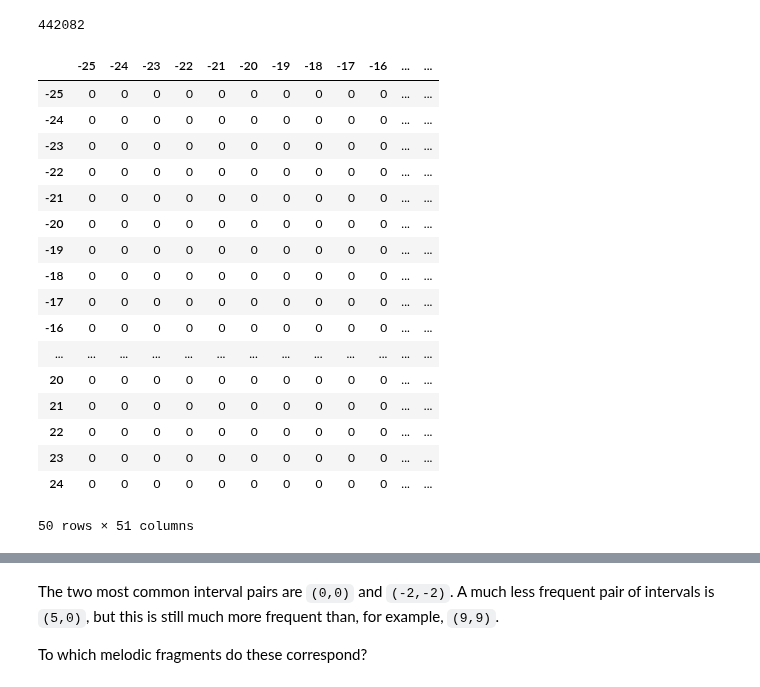
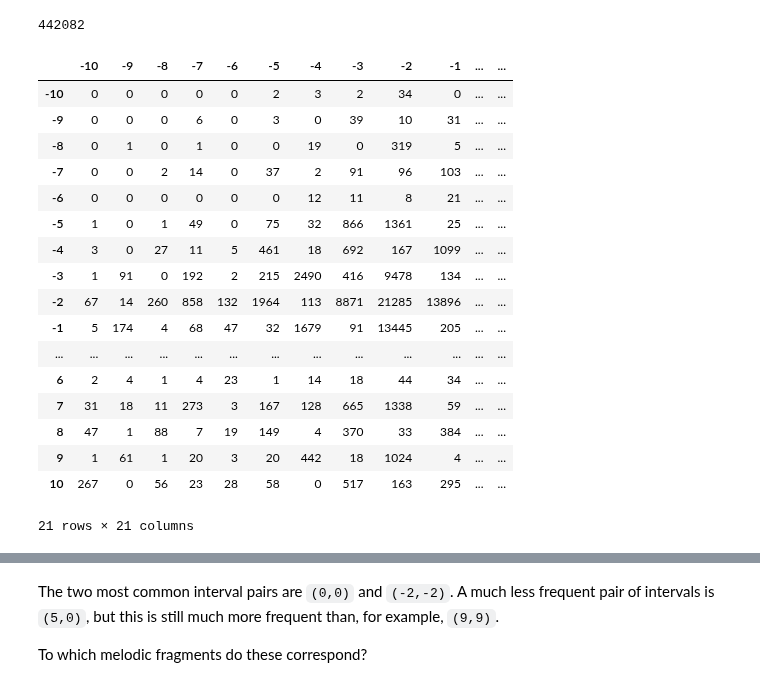
Before and after one commit to fabianmoss/intro-corpusmus, a Jupyter notebook: docs/source/03_melody_I.ipynb, the cells around one changed output, grey strips where cells are left out. Saved outputs shown, nothing was run; the diff lists cells and outputs as text; code cells hidden in the pictures.

```diff
--- a/docs/source/03_melody_I.ipynb
+++ b/docs/source/03_melody_I.ipynb
@@ -454,27 +442,27 @@ for i, g in big_df.groupby("Song ID"):
 
     for i1, i2 in zip(intervals, intervals[1:]):
         ints_df.loc[i1,i2] += 1
-# %%
-ints_df
-# %% [output]
-|  | -25 | -24 | -23 | -22 | -21 | -20 | -19 | -18 | -17 | -16 | ... | ... |
-| -25 | 0 | 0 | 0 | 0 | 0 | 0 | 0 | 0 | 0 | 0 | ... | ... |
-| -24 | 0 | 0 | 0 | 0 | 0 | 0 | 0 | 0 | 0 | 0 | ... | ... |
-| -23 | 0 | 0 | 0 | 0 | 0 | 0 | 0 | 0 | 0 | 0 | ... | ... |
-| -22 | 0 | 0 | 0 | 0 | 0 | 0 | 0 | 0 | 0 | 0 | ... | ... |
-| -21 | 0 | 0 | 0 | 0 | 0 | 0 | 0 | 0 | 0 | 0 | ... | ... |
-| -20 | 0 | 0 | 0 | 0 | 0 | 0 | 0 | 0 | 0 | 0 | ... | ... |
-| -19 | 0 | 0 | 0 | 0 | 0 | 0 | 0 | 0 | 0 | 0 | ... | ... |
-| -18 | 0 | 0 | 0 | 0 | 0 | 0 | 0 | 0 | 0 | 0 | ... | ... |
-| -17 | 0 | 0 | 0 | 0 | 0 | 0 | 0 | 0 | 0 | 0 | ... | ... |
-| -16 | 0 | 0 | 0 | 0 | 0 | 0 | 0 | 0 | 0 | 0 | ... | ... |
-| ... | ... | ... | ... | ... | ... | ... | ... | ... | ... | ... | ... | ... |
-| 20 | 0 | 0 | 0 | 0 | 0 | 0 | 0 | 0 | 0 | 0 | ... | ... |
-| 21 | 0 | 0 | 0 | 0 | 0 | 0 | 0 | 0 | 0 | 0 | ... | ... |
-| 22 | 0 | 0 | 0 | 0 | 0 | 0 | 0 | 0 | 0 | 0 | ... | ... |
-| 23 | 0 | 0 | 0 | 0 | 0 | 0 | 0 | 0 | 0 | 0 | ... | ... |
-| 24 | 0 | 0 | 0 | 0 | 0 | 0 | 0 | 0 | 0 | 0 | ... | ... |
-50 rows × 51 columns
+# %%
+ints_df.loc[-10:10, -10:10]
+# %% [output]
+|  | -10 | -9 | -8 | -7 | -6 | -5 | -4 | -3 | -2 | -1 | ... | ... |
+| -10 | 0 | 0 | 0 | 0 | 0 | 2 | 3 | 2 | 34 | 0 | ... | ... |
+| -9 | 0 | 0 | 0 | 6 | 0 | 3 | 0 | 39 | 10 | 31 | ... | ... |
+| -8 | 0 | 1 | 0 | 1 | 0 | 0 | 19 | 0 | 319 | 5 | ... | ... |
+| -7 | 0 | 0 | 2 | 14 | 0 | 37 | 2 | 91 | 96 | 103 | ... | ... |
+| -6 | 0 | 0 | 0 | 0 | 0 | 0 | 12 | 11 | 8 | 21 | ... | ... |
+| -5 | 1 | 0 | 1 | 49 | 0 | 75 | 32 | 866 | 1361 | 25 | ... | ... |
+| -4 | 3 | 0 | 27 | 11 | 5 | 461 | 18 | 692 | 167 | 1099 | ... | ... |
+| -3 | 1 | 91 | 0 | 192 | 2 | 215 | 2490 | 416 | 9478 | 134 | ... | ... |
+| -2 | 67 | 14 | 260 | 858 | 132 | 1964 | 113 | 8871 | 21285 | 13896 | ... | ... |
+| -1 | 5 | 174 | 4 | 68 | 47 | 32 | 1679 | 91 | 13445 | 205 | ... | ... |
+| ... | ... | ... | ... | ... | ... | ... | ... | ... | ... | ... | ... | ... |
+| 6 | 2 | 4 | 1 | 4 | 23 | 1 | 14 | 18 | 44 | 34 | ... | ... |
+| 7 | 31 | 18 | 11 | 273 | 3 | 167 | 128 | 665 | 1338 | 59 | ... | ... |
+| 8 | 47 | 1 | 88 | 7 | 19 | 149 | 4 | 370 | 33 | 384 | ... | ... |
+| 9 | 1 | 61 | 1 | 20 | 3 | 20 | 442 | 18 | 1024 | 4 | ... | ... |
+| 10 | 267 | 0 | 56 | 23 | 28 | 58 | 0 | 517 | 163 | 295 | ... | ... |
+21 rows × 21 columns
 # %%
 fig, ax = plt.subplots(figsize=(10,10))
 sns.heatmap(ints_df.loc[-12:13,-12:13], cmap="coolwarm", square=True, linewidths=0.01,ax=ax)
```
Also changed, not shown: parts of 11 cells of this notebook, 4 other files.
